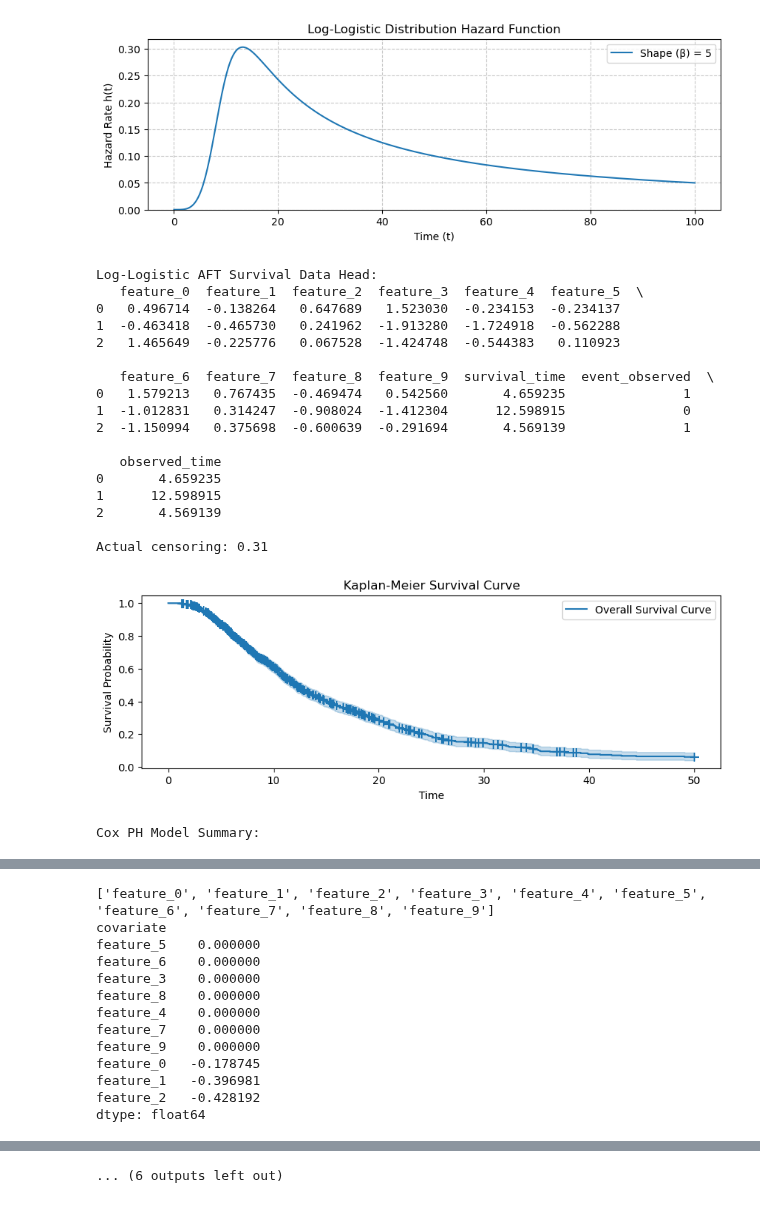
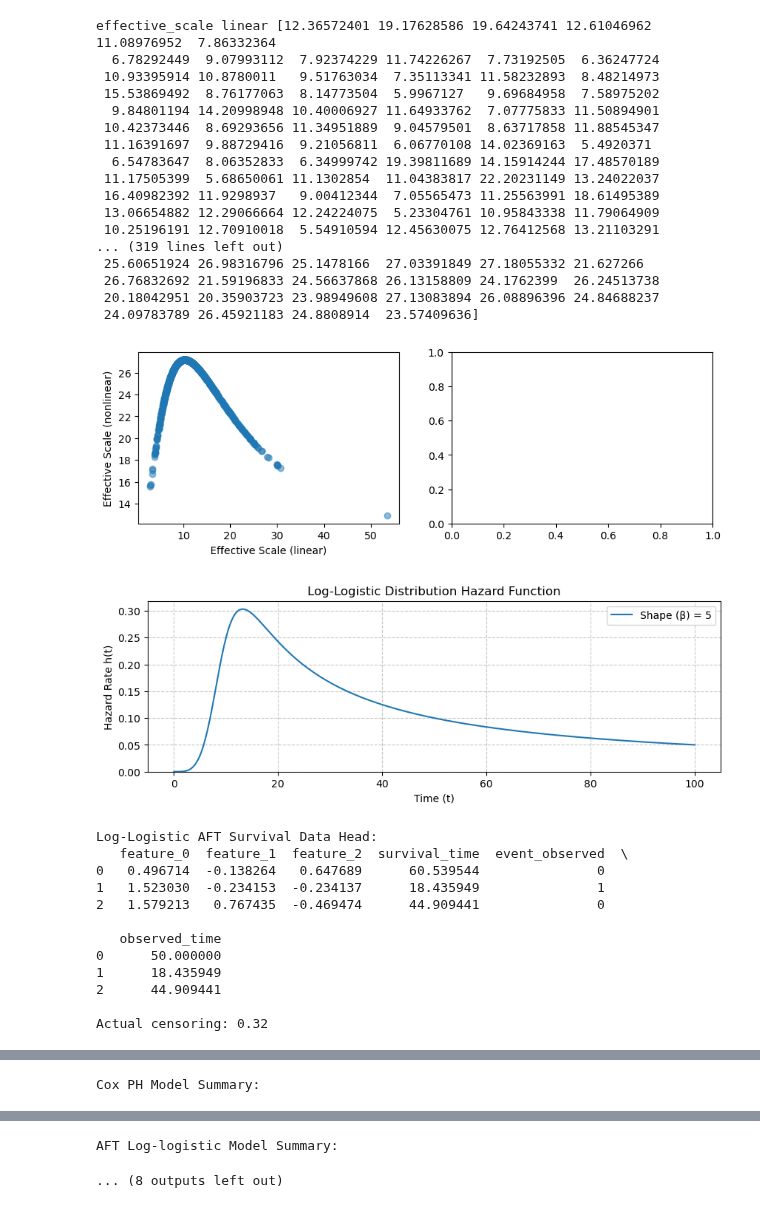
Before and after one commit to eric-fey-hus/ukko, a Jupyter notebook: Survival_data_artificial.ipynb, the cells around one changed output, grey strips where cells are left out. Drawn from its saved outputs; the diff is of its cells as text; code cells hidden in the pictures.

Commit message:
Add nonliner data: generate_survival_data_LL. Gaussian function, bell shaped.

```diff
--- a/Survival_data_artificial.ipynb
+++ b/Survival_data_artificial.ipynb
@@ -24,14 +24,15 @@ from lifelines import CoxPHFitter, LogLogisticAFTFitter, KaplanMeierFitter
 # Import ukko survival functions
 from ukko.survival import plot_KM, plot_loglogistic_hazard, generate_survival_data_LL
 # %%
-def generate_data(n_samples=1000, n_features=10, n_informative=3,
+def generate_data(n_samples=1000, n_features=3, n_informative=1,
                  shape=5, scale=10.0, censoring=0.3, random_seed=42):
     """Generate synthetic survival data with log-logistic distribution."""
     np.random.seed(random_seed)
 
     survival_data, true_coefficients = generate_survival_data_LL(
         n_samples, n_features, n_informative,
-        shape, scale, censoring
+        shape, scale, censoring,
+        nonlinear=False
     )
     feature_cols = [col for col in survival_data.columns if col.startswith('feature_')]
     cox_data = survival_data[feature_cols + ['observed_time', 'event_observed']]
@@ -154,50 +155,61 @@ def main():
     print(f"\nActual censoring: {1 - survival_data['event_observed'].mean():.2f}")
 
     # Plot KM curve
     plot_KM(survival_data)
 
     # Fit and evaluate models
     cph = fit_cox_model(cox_data)
     print("\nCox PH Model Summary:")
     cph.print_summary()
 
     ordered_true_coef_cox = plot_coefficient_comparison(
         cph, true_coefficients,
         'Cox PH Model Fitted vs. True Coefficients'
     )
 
     aftll = fit_aft_model(cox_data)
     print("\nAFT Log-logistic Model Summary:")
     aftll.print_summary()
 
     ordered_true_coef_aftll = plot_coefficient_comparison(
         aftll, true_coefficients,
         'AFT LL Model Fitted vs. True Coefficients'
     )
 
     # Stratify and plot risk groups
     cutoffs = stratify_and_plot(survival_data, cph, feature_cols, n_groups=5)
 
 if __name__ == "__main__":
     main()
 # %% [output]
+effective_scale linear [12.36572401 19.17628586 19.64243741 12.61046962 11.08976952  7.86332364
+  6.78292449  9.07993112  7.92374229 11.74226267  7.73192505  6.36247724
+ 10.93395914 10.8780011   9.51763034  7.35113341 11.58232893  8.48214973
+ 15.53869492  8.76177063  8.14773504  5.9967127   9.69684958  7.58975202
+  9.84801194 14.20998948 10.40006927 11.64933762  7.07775833 11.50894901
+ 10.42373446  8.69293656 11.34951889  9.04579501  8.63717858 11.88545347
+ 11.16391697  9.88729416  9.21056811  6.06770108 14.02369163  5.4920371
+  6.54783647  8.06352833  6.34999742 19.39811689 14.15914244 17.48570189
+ 11.17505399  5.68650061 11.1302854  11.04383817 22.20231149 13.24022037
+ 16.40982392 11.9298937   9.00412344  7.05565473 11.25563991 18.61495389
+ 13.06654882 12.29066664 12.24224075  5.23304761 10.95843338 11.79064909
+ 10.25196191 12.70910018  5.54910594 12.45630075 12.76412568 13.21103291
+... (319 lines left out)
+ 25.60651924 26.98316796 25.1478166  27.03391849 27.18055332 21.627266
+ 26.76832692 21.59196833 24.56637868 26.13158809 24.1762399  26.24513738
+ 20.18042951 20.35903723 23.98949608 27.13083894 26.08896396 24.84688237
+ 24.09783789 26.45921183 24.8808914  23.57409636]
-[figure, old version]
+[figure, new version]
-Log-Logistic AFT Survival Data Head:
-   feature_0  feature_1  feature_2  feature_3  feature_4  feature_5  \
-0   0.496714  -0.138264   0.647689   1.523030  -0.234153  -0.234137
-1  -0.463418  -0.465730   0.241962  -1.913280  -1.724918  -0.562288
-2   1.465649  -0.225776   0.067528  -1.424748  -0.544383   0.110923
-
-   feature_6  feature_7  feature_8  feature_9  survival_time  event_observed  \
-0   1.579213   0.767435  -0.469474   0.542560       4.659235               1
-1  -1.012831   0.314247  -0.908024  -1.412304      12.598915               0
-2  -1.150994   0.375698  -0.600639  -0.291694       4.569139               1
-
-   observed_time
-0       4.659235
-1      12.598915
-2       4.569139
-
-Actual censoring: 0.31
-[figure, old version]
+[figure, new version]
-Cox PH Model Summary:
+Log-Logistic AFT Survival Data Head:
+   feature_0  feature_1  feature_2  survival_time  event_observed  \
+0   0.496714  -0.138264   0.647689      60.539544               0
+1   1.523030  -0.234153  -0.234137      18.435949               1
+2   1.579213   0.767435  -0.469474      44.909441               0
+
+   observed_time
+0      50.000000
+1      18.435949
+2      44.909441
+
+Actual censoring: 0.32
@@ -204,3 +217,4 @@ Cox PH Model Summary:
+Cox PH Model Summary:
 | model | lifelines.CoxPHFitter |
 | duration col | 'observed_time' |
 | event col | 'event_observed' |
@@ -227,13 +233,0 @@ Cox PH Model Summary:
-['feature_0', 'feature_1', 'feature_2', 'feature_3', 'feature_4', 'feature_5', 'feature_6', 'feature_7', 'feature_8', 'feature_9']
-covariate
-feature_5    0.000000
-feature_6    0.000000
-feature_3    0.000000
-feature_8    0.000000
-feature_4    0.000000
-feature_7    0.000000
-feature_9    0.000000
-feature_0   -0.178745
-feature_1   -0.396981
-feature_2   -0.428192
-dtype: float64
@@ -262 +241,2 @@ AFT Log-logistic Model Summary:
-... (6 outputs left out)
+AFT Log-logistic Model Summary:
+... (8 outputs left out)
```
Also changed, not shown: parts of 1 cell of this notebook, 2 other files.
